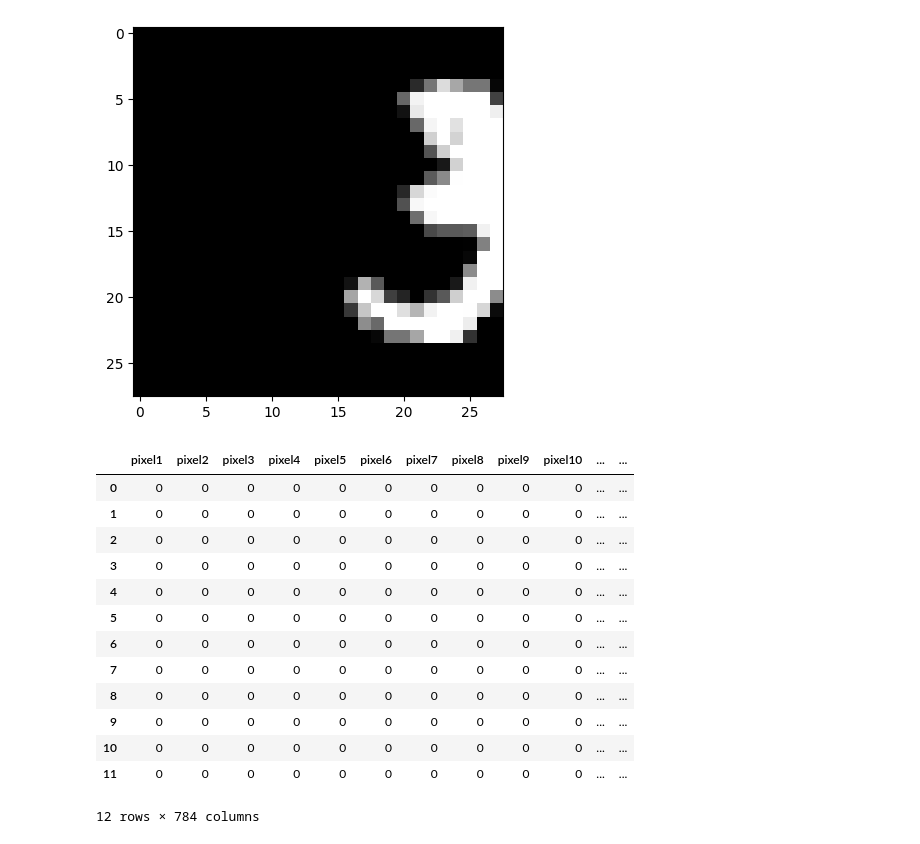
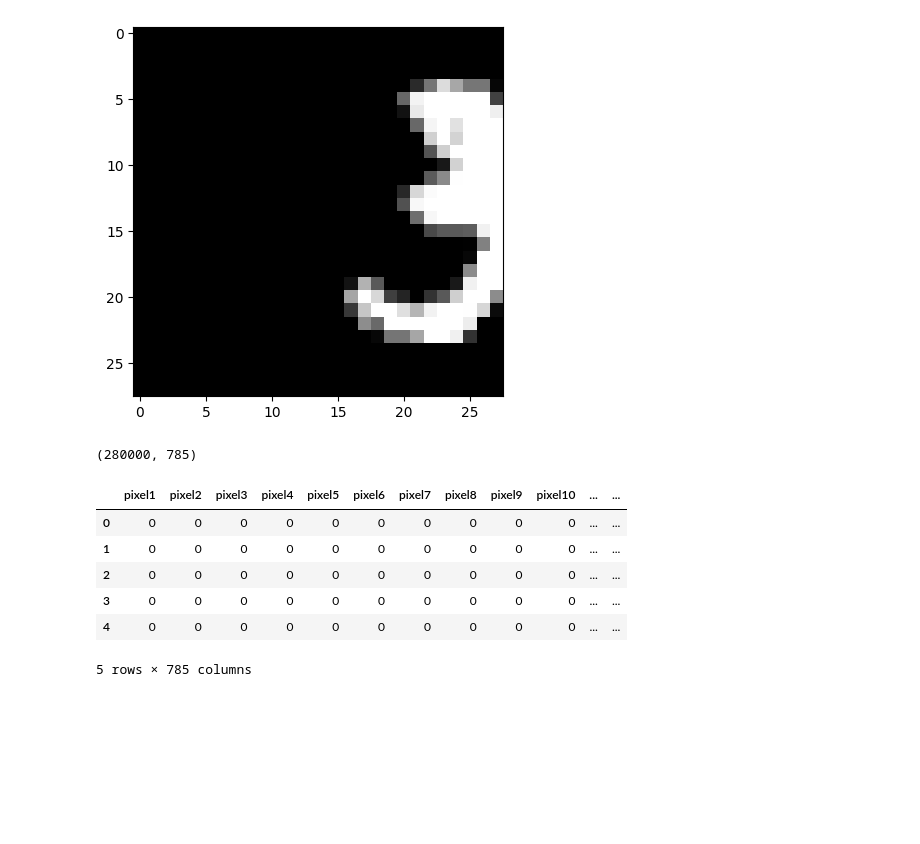
Before and after one commit to berkasin01/mnist_digit_classifier, a Jupyter notebook: mnist_cnn.ipynb, the cells around one changed output. Drawn from its saved outputs; the diff is of its cells as text; code cells hidden in the pictures; blank space fills up the shorter version.

```diff
--- a/mnist_cnn.ipynb
+++ b/mnist_cnn.ipynb
@@ -116,19 +135,17 @@ def rand_rot_img_df(dataset,max_degree,min_degree,amount_of_rots):
     augmented_df = pd.DataFrame(new_rows)
     return augmented_df
 # %%
-rand_rot_img_df(data,0,60,4)
+rotated_imgs = rand_rot_img_df(data_target_merged,0,60,4)
+rotated_imgs.shape
 # %% [output]
-|  | pixel1 | pixel2 | pixel3 | pixel4 | pixel5 | pixel6 | pixel7 | pixel8 | pixel9 | pixel10 | ... | ... |
-| 0 | 0 | 0 | 0 | 0 | 0 | 0 | 0 | 0 | 0 | 0 | ... | ... |
-| 1 | 0 | 0 | 0 | 0 | 0 | 0 | 0 | 0 | 0 | 0 | ... | ... |
-| 2 | 0 | 0 | 0 | 0 | 0 | 0 | 0 | 0 | 0 | 0 | ... | ... |
-| 3 | 0 | 0 | 0 | 0 | 0 | 0 | 0 | 0 | 0 | 0 | ... | ... |
-| 4 | 0 | 0 | 0 | 0 | 0 | 0 | 0 | 0 | 0 | 0 | ... | ... |
-| 5 | 0 | 0 | 0 | 0 | 0 | 0 | 0 | 0 | 0 | 0 | ... | ... |
-| 6 | 0 | 0 | 0 | 0 | 0 | 0 | 0 | 0 | 0 | 0 | ... | ... |
-| 7 | 0 | 0 | 0 | 0 | 0 | 0 | 0 | 0 | 0 | 0 | ... | ... |
-| 8 | 0 | 0 | 0 | 0 | 0 | 0 | 0 | 0 | 0 | 0 | ... | ... |
-| 9 | 0 | 0 | 0 | 0 | 0 | 0 | 0 | 0 | 0 | 0 | ... | ... |
-| 10 | 0 | 0 | 0 | 0 | 0 | 0 | 0 | 0 | 0 | 0 | ... | ... |
-| 11 | 0 | 0 | 0 | 0 | 0 | 0 | 0 | 0 | 0 | 0 | ... | ... |
-12 rows × 784 columns
+(280000, 785)
+# %%
+rotated_imgs.head()
+# %% [output]
+|  | pixel1 | pixel2 | pixel3 | pixel4 | pixel5 | pixel6 | pixel7 | pixel8 | pixel9 | pixel10 | ... | ... |
+| 0 | 0 | 0 | 0 | 0 | 0 | 0 | 0 | 0 | 0 | 0 | ... | ... |
+| 1 | 0 | 0 | 0 | 0 | 0 | 0 | 0 | 0 | 0 | 0 | ... | ... |
+| 2 | 0 | 0 | 0 | 0 | 0 | 0 | 0 | 0 | 0 | 0 | ... | ... |
+| 3 | 0 | 0 | 0 | 0 | 0 | 0 | 0 | 0 | 0 | 0 | ... | ... |
+| 4 | 0 | 0 | 0 | 0 | 0 | 0 | 0 | 0 | 0 | 0 | ... | ... |
+5 rows × 785 columns
```
Also changed, not shown: parts of 9 cells of this notebook.
